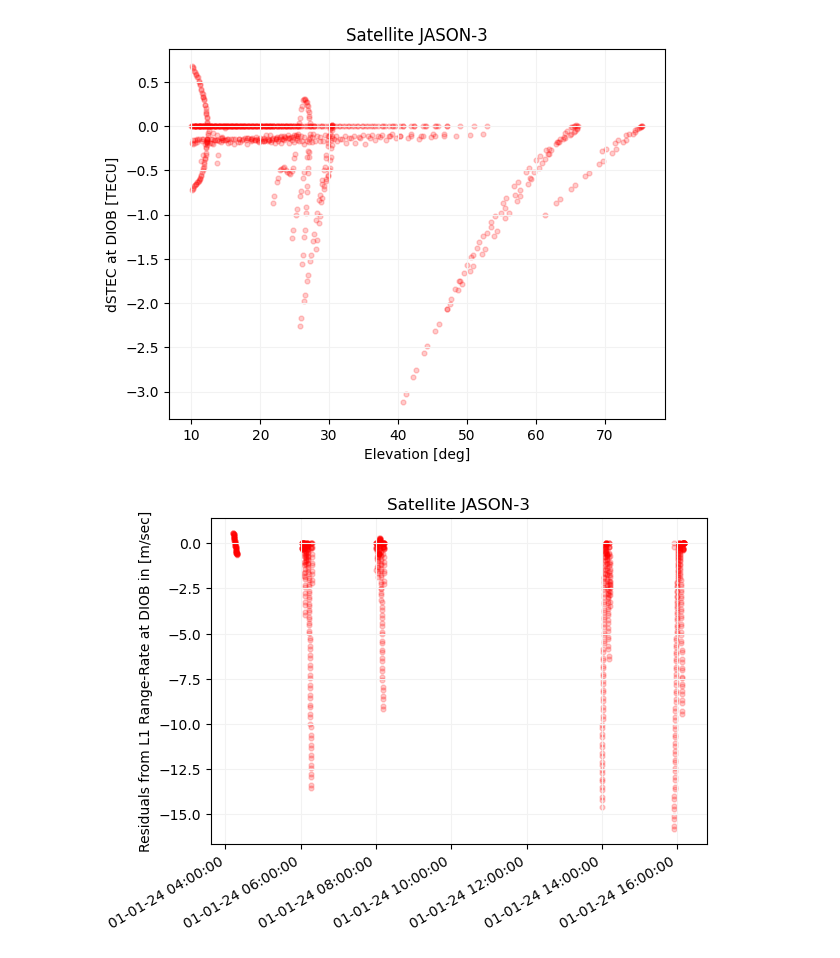
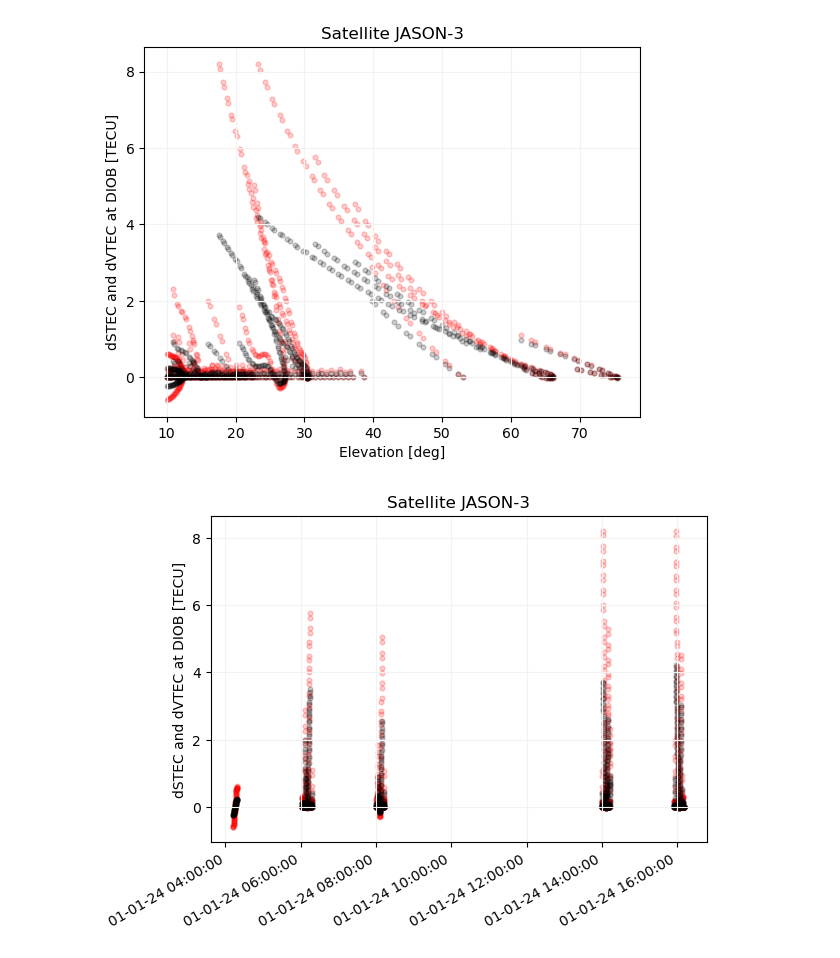
Before and after one commit to DSOlab/AcademicSoftware, a Jupyter notebook: JupiterLab/doris_days/atmo/ionosphere.ipynb, the cells around one changed output. Drawn from its saved outputs; the diff is of its cells as text; code cells hidden in the pictures.

```diff
--- a/JupiterLab/doris_days/atmo/ionosphere.ipynb
+++ b/JupiterLab/doris_days/atmo/ionosphere.ipynb
@@ -270,6 +61,13 @@ NameError: name 'residuals' is not defined
 # %%
+# nominal transmitting frequencies for selected beacon
+# s1 -> 2GHz   channel
+# u2 -> 400MHz channel
+s1, u2 = beacon_nominal_frequency(rnx.kfactor(site_name))
+
+C = 299792458e0 # speed of light in vacuum, [m/sec]
 S = 40.3e16*((1.0/u2**2) - (1.0/s1**2))  # m/TECU (positive)
 invS = 1.0/S
+
 
 SAMPLE_GAP_MAX = 10.   # s, safer than 10s
 ELEV_MIN = np.radians(10.)
@@ -278,14 +76,15 @@ def geometry_free_m(L1_cycles, L2_cycles):
     return (C/s1)*L1_cycles - (C/u2)*L2_cycles
 
 def deltaD(u_hat): ## , dPCO_leo, dPCO_bcn):
-    # if you don't have PCO vectors yet, return 0.0 temporarily
-    dPCO_bcn = np.array([0e0, 0e0, 0.487])
-    dPCO_leo = np.array([0e0, 0e0, (0.555-0.9235)])
+    # if we don't have PCO vectors yet, return 0.0 temporarily
+    dPCO_bcn = transformations.geodetic2lvlh(lat, lon) @ np.array([0e0, 0e0, 0.487])
+    # dPCO_leo = np.array([0e0, 0e0, (0.555-0.9235)])
+    dPCO_leo = np.array([0e0, 0e0, 0e0])
     return float(u_hat.dot(dPCO_leo - dPCO_bcn))
 
 def is_slip(Lgf_prev, Lgf_curr, dt):
     # change in geometry-free phase too large for ionosphere in dt
-    return abs(Lgf_curr - Lgf_prev) > 5e-1   # meters (tune: 0.5–2 m)
+    return abs(Lgf_curr - Lgf_prev) > 8e-1   # meters (tune: 0.5–2 m)
 
 arcs = [] # list of arcs, each arc is list of per-epoch dicts
 arc = []
@@ -307,7 +106,7 @@ for block in rnx:
 
         Lgf = geometry_free_m(data['L1']['value'], data['L2']['value'])
 
-        # LOS unit (beacon -> LEO). If you don't have beacon ECEF, use your existing routine.
+        # LOS unit (beacon -> LEO)
         u = (rsat - rsta) / np.linalg.norm(rsat - rsta)
         # Dd = 0.0  # placeholder until PCO vectors are wired (see deltaD() above)
         Dd = deltaD(u)
@@ -329,43 +128,53 @@ for block in rnx:
         prev_t = t
         prev_Lgf = Lgf
 
 # push last arc
 if arc:
     arcs.append(arc)
 
 residuals = []; epochs = []; elevations = [];
 # compute dSTEC per arc (all self-referenced to that arc's Emax)
 all_dstec = []
 for arc in arcs:
     # find epoch of max elevation inside this arc
     k = int(np.argmax([pt["el"] for pt in arc]))
     Lgf_ref = arc[k]["Lgf"];
     Dd_ref  = arc[k]["Dd"]
 
     for pt in arc:
         dL = (pt["Lgf"] - Lgf_ref) - (pt["Dd"] - Dd_ref)
-        dstec = -invS * dL   # TECU
+        dstec = invS * dL   # TECU
         if abs(dstec) < 50.:
             all_dstec.append(dstec)
             epochs.append(pt["t"])
             elevations.append(pt["el"])
 
-# optional sanity filter for gross outliers (still indicates a wrong arc)
-# residuals = [x for x in all_dstec if abs(x) < 50.0]  # TECU
+Re = 6371e3         # m
+h_iono = 450e3      # m, choose to match your reference (e.g., GIM)
+
+def mapping_factor(E):
+    x = (Re*np.cos(E))/(Re + h_iono)
+    return 1.0/np.sqrt(1.0 - x*x)
+
+# dVTEC have dSTEC (relative):
+dVTEC = [dstec_i / mapping_factor(el_i) for dstec_i, el_i in zip(all_dstec, elevations)]
 
 plt.scatter([np.degrees(el) for el in elevations], all_dstec, alpha=0.2, s=12, c='red')
+plt.scatter([np.degrees(el) for el in elevations], dVTEC, alpha=0.2, s=12, c='black')
 plt.grid(color='0.95')
-plt.ylabel(f"dSTEC at {site_name} [TECU]")
+plt.ylabel(f"dSTEC and dVTEC at {site_name} [TECU]")
 plt.title(f"Satellite {rnx.sat_name}")
 plt.xlabel("Elevation [deg]")
 plt.show()
 # %% [output]
-[figure, old version]
+[figure, new version]
 # %%
 plt.scatter([at2pt(ti) for ti in epochs], all_dstec, alpha=0.2, s=12, c='red')
+plt.scatter([at2pt(ti) for ti in epochs], dVTEC, alpha=0.2, s=12, c='black')
+# plt.plot([at2pt(ti) for ti in epochs], all_dstec, c='red')
 
 plt.grid(color='0.95')
-plt.ylabel(f"Residuals from L1 Range-Rate at {site_name} in [m/sec]")
+plt.ylabel(f"dSTEC and dVTEC at {site_name} [TECU]")
 plt.title(f"Satellite {rnx.sat_name}")
 
 # Format the datetime x-axis
@@ -374,4 +183,4 @@ ax.xaxis.set_major_formatter(mdates.DateFormatter("%d-%m-%y %H:%M:%S"))
 plt.gcf().autofmt_xdate()
 plt.show()
 # %% [output]
-[figure, old version]
+[figure, new version]
```
Also changed, not shown: parts of 7 cells of this notebook.
